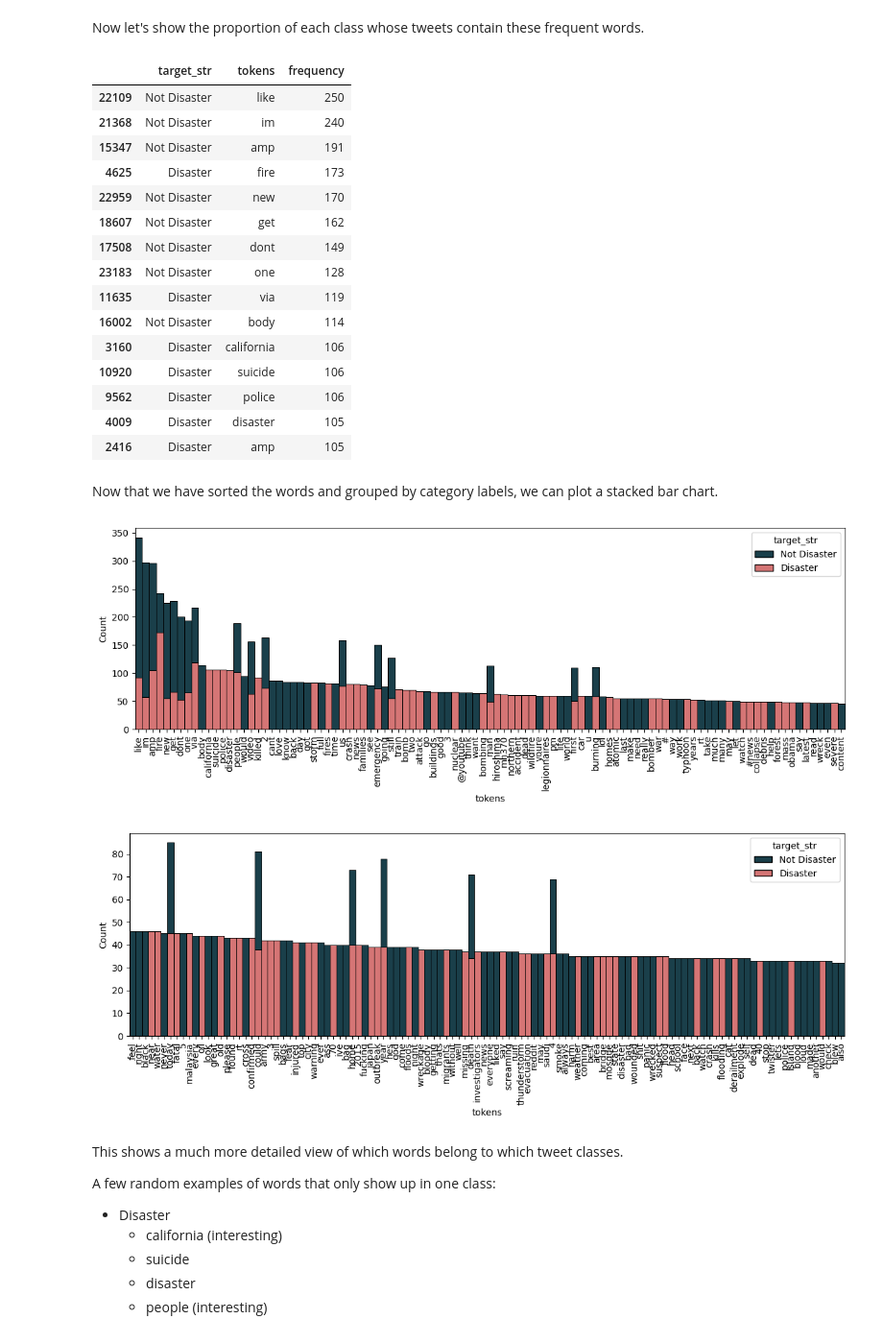
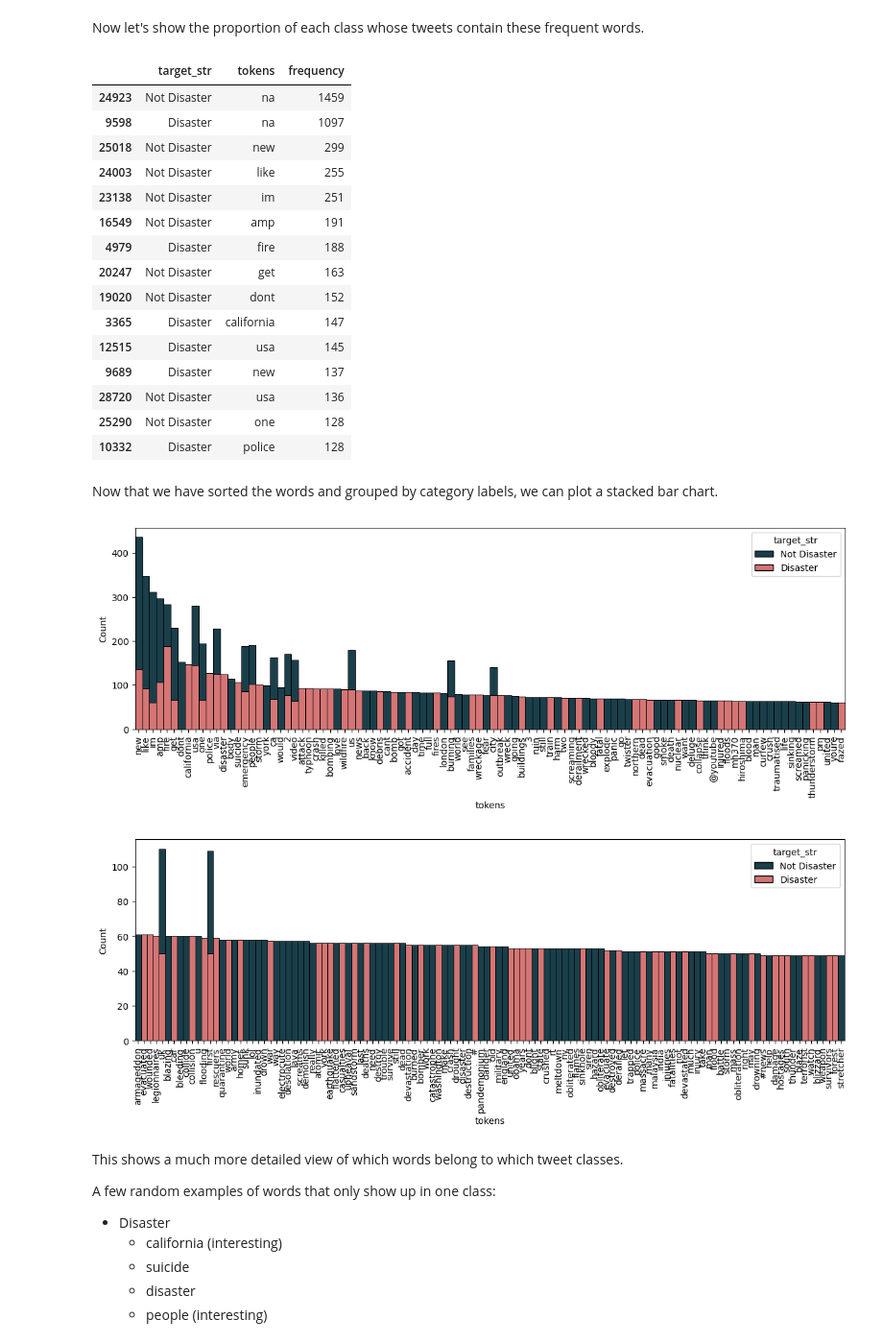
Before and after one commit to chill0121/Kaggle_Projects, a Jupyter notebook: NLP_Disaster_Tweets/NLP_Disaster_Tweets.ipynb, the cells around one changed output. Shown at 96% size. Saved outputs shown, nothing was run; the diff lists cells and outputs as text; code cells hidden in the pictures.

```diff
--- a/NLP_Disaster_Tweets/NLP_Disaster_Tweets.ipynb
+++ b/NLP_Disaster_Tweets/NLP_Disaster_Tweets.ipynb
@@ -277,0 +306,4 @@ Careful consideration will be taken during the text processing stage to not elim
+# %%
+train.keyword = train.keyword.where(~train.keyword.isna(), other = 'na')
+train.location = train.location.where(~train.location.isna(), other = 'na')
+print(train.isna().sum())
@@ -320,4 +374,6 @@ Both training and test sets will be processed with the same function.
 # %%
+train.text = train.location + ' ' + train.keyword + ' ' + train.text
+
 # Apply text processing function.
 clean_corpus(train, 'text')
 clean_corpus(X_test, 'text')
@@ -537,38 +553,38 @@ token_cat_freq = train.explode('tokens').groupby(['target_str', 'tokens'], as_in
 token_cat_freq.head(15)
 # %% [output]
 |  | target_str | tokens | frequency |
-| 22109 | Not Disaster | like | 250 |
-| 21368 | Not Disaster | im | 240 |
-| 15347 | Not Disaster | amp | 191 |
-| 4625 | Disaster | fire | 173 |
-| 22959 | Not Disaster | new | 170 |
-| 18607 | Not Disaster | get | 162 |
-| 17508 | Not Disaster | dont | 149 |
-| 23183 | Not Disaster | one | 128 |
-| 11635 | Disaster | via | 119 |
-| 16002 | Not Disaster | body | 114 |
-| 3160 | Disaster | california | 106 |
-| 10920 | Disaster | suicide | 106 |
-| 9562 | Disaster | police | 106 |
-| 4009 | Disaster | disaster | 105 |
-| 2416 | Disaster | amp | 105 |
+| 24923 | Not Disaster | na | 1459 |
+| 9598 | Disaster | na | 1097 |
+| 25018 | Not Disaster | new | 299 |
+| 24003 | Not Disaster | like | 255 |
+| 23138 | Not Disaster | im | 251 |
+| 16549 | Not Disaster | amp | 191 |
+| 4979 | Disaster | fire | 188 |
+| 20247 | Not Disaster | get | 163 |
+| 19020 | Not Disaster | dont | 152 |
+| 3365 | Disaster | california | 147 |
+| 12515 | Disaster | usa | 145 |
+| 9689 | Disaster | new | 137 |
+| 28720 | Not Disaster | usa | 136 |
+| 25290 | Not Disaster | one | 128 |
+| 10332 | Disaster | police | 128 |
 # %% [markdown]
 Now that we have sorted the words and grouped by category labels, we can plot a stacked bar chart.
 # %%
 plt.subplots(figsize = (14, 4))
-sns.histplot(token_cat_freq[0:119], x = 'tokens', weights = 'frequency', multiple = 'stack', hue = 'target_str', palette = class_cmap, alpha = 0.9)
+sns.histplot(token_cat_freq[2:119], x = 'tokens', weights = 'frequency', multiple = 'stack', hue = 'target_str', palette = class_cmap, alpha = 0.9)
 plt.margins(x=0)
 plt.xticks(rotation = 90)
 plt.show()
 
 plt.subplots(figsize = (14, 4))
 sns.histplot(token_cat_freq[119:239], x = 'tokens', weights = 'frequency', multiple = 'stack', hue = 'target_str', palette = class_cmap, alpha = 0.9)
 plt.margins(x=0)
 plt.xticks(rotation = 90)
 plt.show()
 # %% [output]
-[figure, old version]
+[figure, new version]
-[figure, old version]
+[figure, new version]
 # %% [markdown]
 This shows a much more detailed view of which words belong to which tweet classes.
 
```
Also changed, not shown: parts of 40 cells of this notebook.
